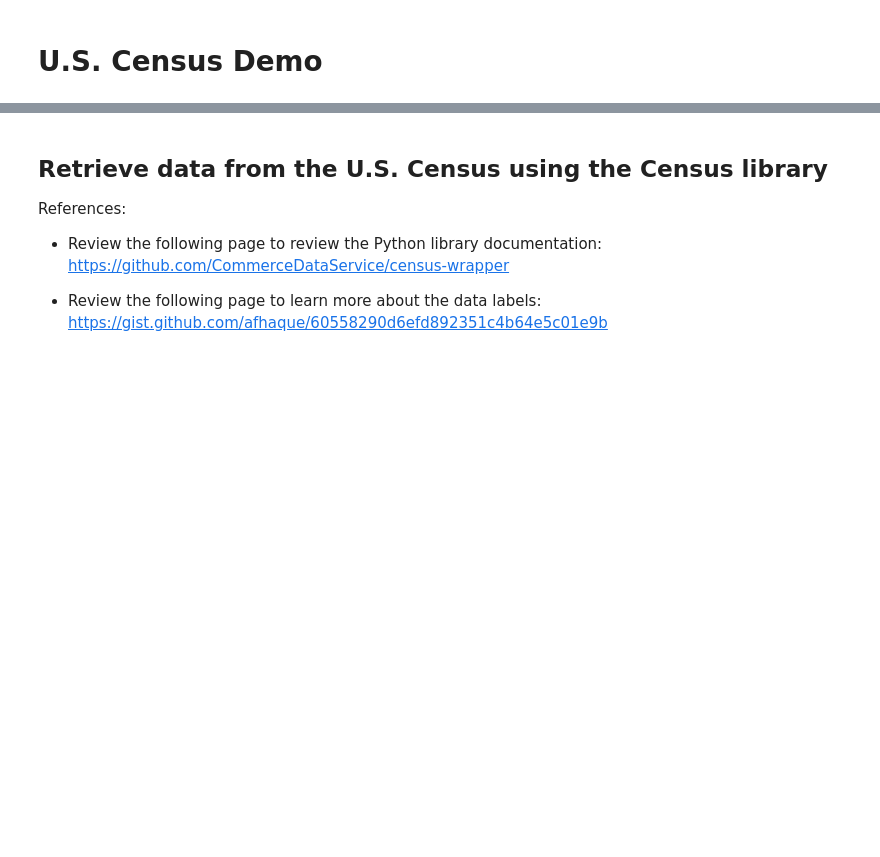
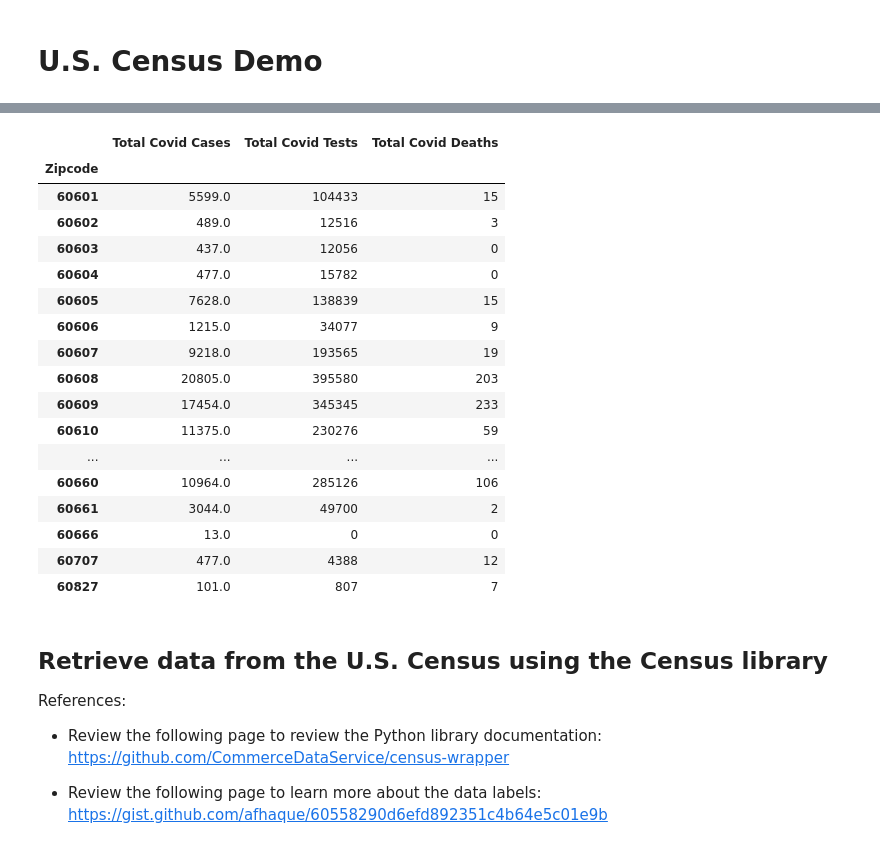
Before and after one commit to manalipatel9/project1, a Jupyter notebook: Chicago_census_info.ipynb, the cells around one changed output, grey strips where cells are left out. Saved outputs shown, nothing was run; the diff lists cells and outputs as text; code cells hidden in the pictures; blank space fills up the shorter version.

```diff
--- a/Chicago_census_info.ipynb
+++ b/Chicago_census_info.ipynb
@@ -24,3 +42,32 @@ covid_df["Zipcode"]=covid_df["Zipcode"].astype("int64")
+# %%
+cases=covid_df.groupby(["Zipcode"])["Cases - Cumulative"].max()
+tests=covid_df.groupby(["Zipcode"])["Tests - Cumulative"].max()
+deaths=covid_df.groupby(["Zipcode"])["Deaths - Cumulative"].max()
+
+covid_comps=pd.DataFrame({"Total Covid Cases": cases,
+                          "Total Covid Tests": tests,
+                          "Total Covid Deaths": deaths
+})
+covid_comps
+# %% [output]
+|  | Total Covid Cases | Total Covid Tests | Total Covid Deaths |
+| Zipcode |  |  |  |
+| 60601 | 5599.0 | 104433 | 15 |
+| 60602 | 489.0 | 12516 | 3 |
+| 60603 | 437.0 | 12056 | 0 |
+| 60604 | 477.0 | 15782 | 0 |
+| 60605 | 7628.0 | 138839 | 15 |
+| 60606 | 1215.0 | 34077 | 9 |
+| 60607 | 9218.0 | 193565 | 19 |
+| 60608 | 20805.0 | 395580 | 203 |
+| 60609 | 17454.0 | 345345 | 233 |
+| 60610 | 11375.0 | 230276 | 59 |
+| ... | ... | ... | ... |
+| 60660 | 10964.0 | 285126 | 106 |
+| 60661 | 3044.0 | 49700 | 2 |
+| 60666 | 13.0 | 0 | 0 |
+| 60707 | 477.0 | 4388 | 12 |
+| 60827 | 101.0 | 807 | 7 |
 # %%
 
 store_count_df=store_df.groupby("Zipcode").count()
```
Also changed, not shown: parts of 6 cells of this notebook.
